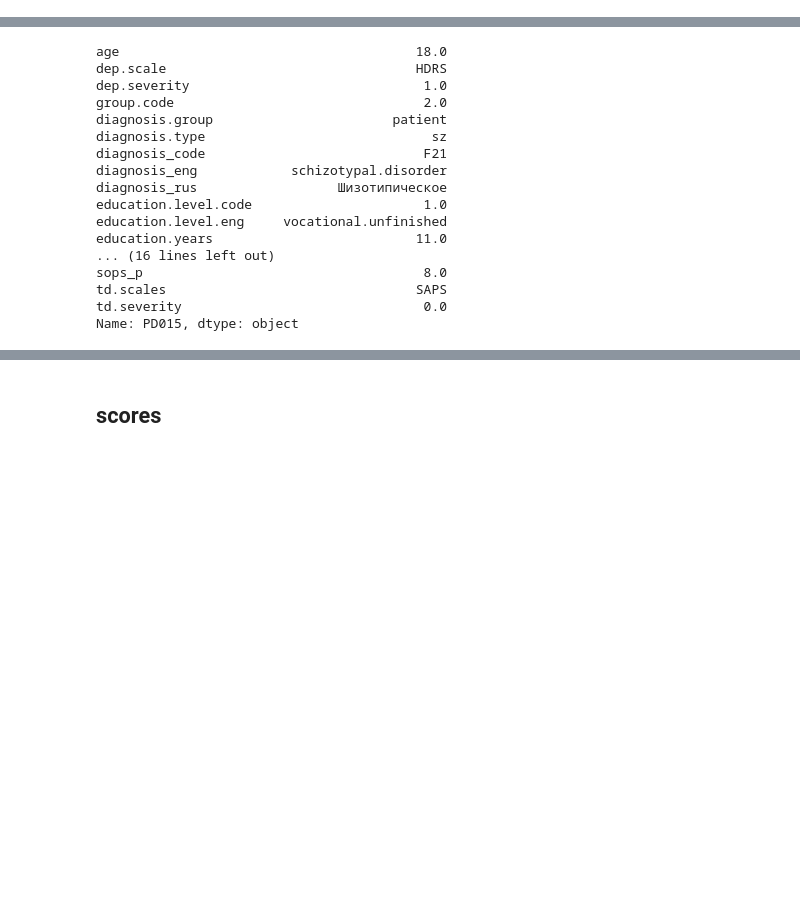
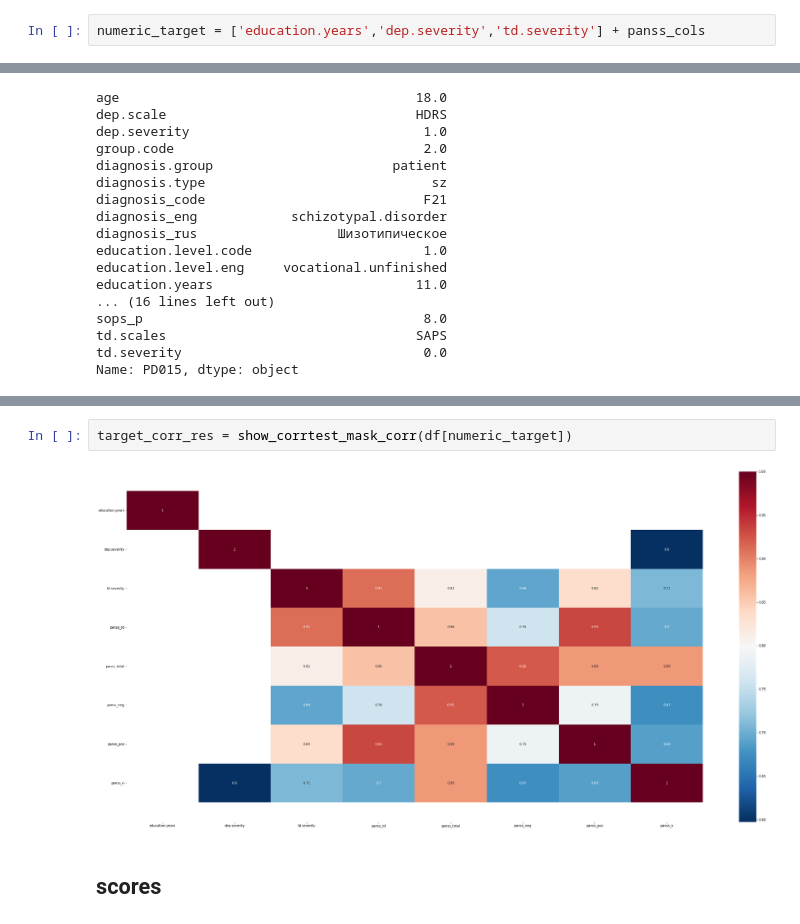
Before and after one commit to flying-bear/MA_thesis, a Jupyter notebook: scores_ru.ipynb, the cells around one changed output, grey strips where cells are left out. Drawn from its saved outputs; the diff is of its cells as text; blank space fills up the shorter version.

```diff
--- a/scores_ru.ipynb
+++ b/scores_ru.ipynb
@@ -180,6 +189,8 @@ panss_cols = ['panss_td', 'panss_total', 'panss_n', 'panss_p', 'panss_o']
 sans_cols = [col for col in df.columns if col.startswith('sans')]
 saps_cols = [col for col in df.columns if col.startswith('saps')]
 sops_cols = [col for col in df.columns if col.startswith('sops')]
+# %%
+numeric_target = ['education.years','dep.severity','td.severity'] + panss_cols
 # %%
 sz.count()[sz.count() > 0]
 # %% [output]
@@ -356,3 +416,7 @@ Name: PD015, dtype: object
+# %%
+target_corr_res = show_corrtest_mask_corr(df[numeric_target])
+# %% [output]
+[figure, added]
 # %% [markdown]
 ## scores
 # %%
```
Also changed, not shown: parts of 61 cells of this notebook, 3 other files.
